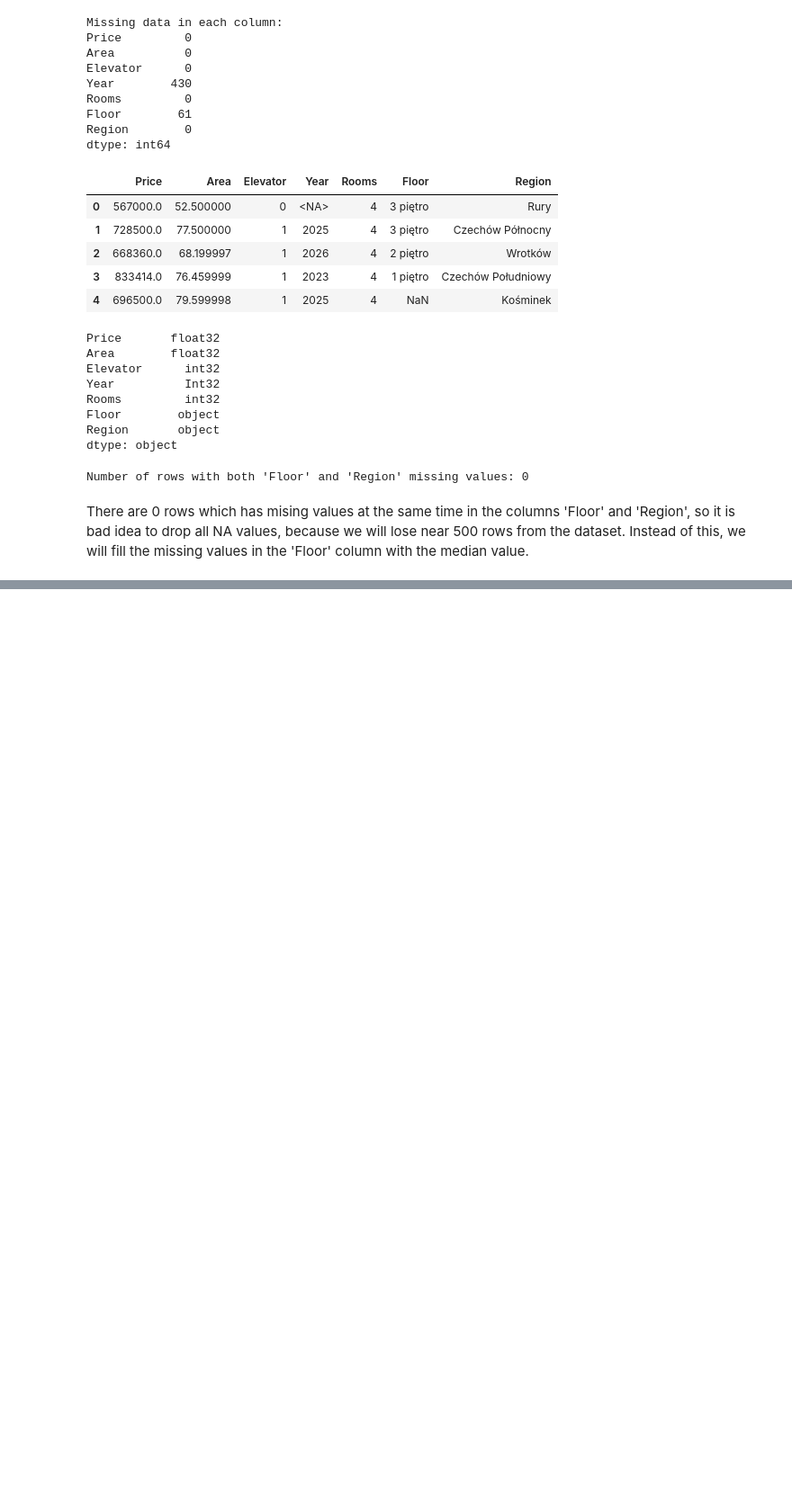
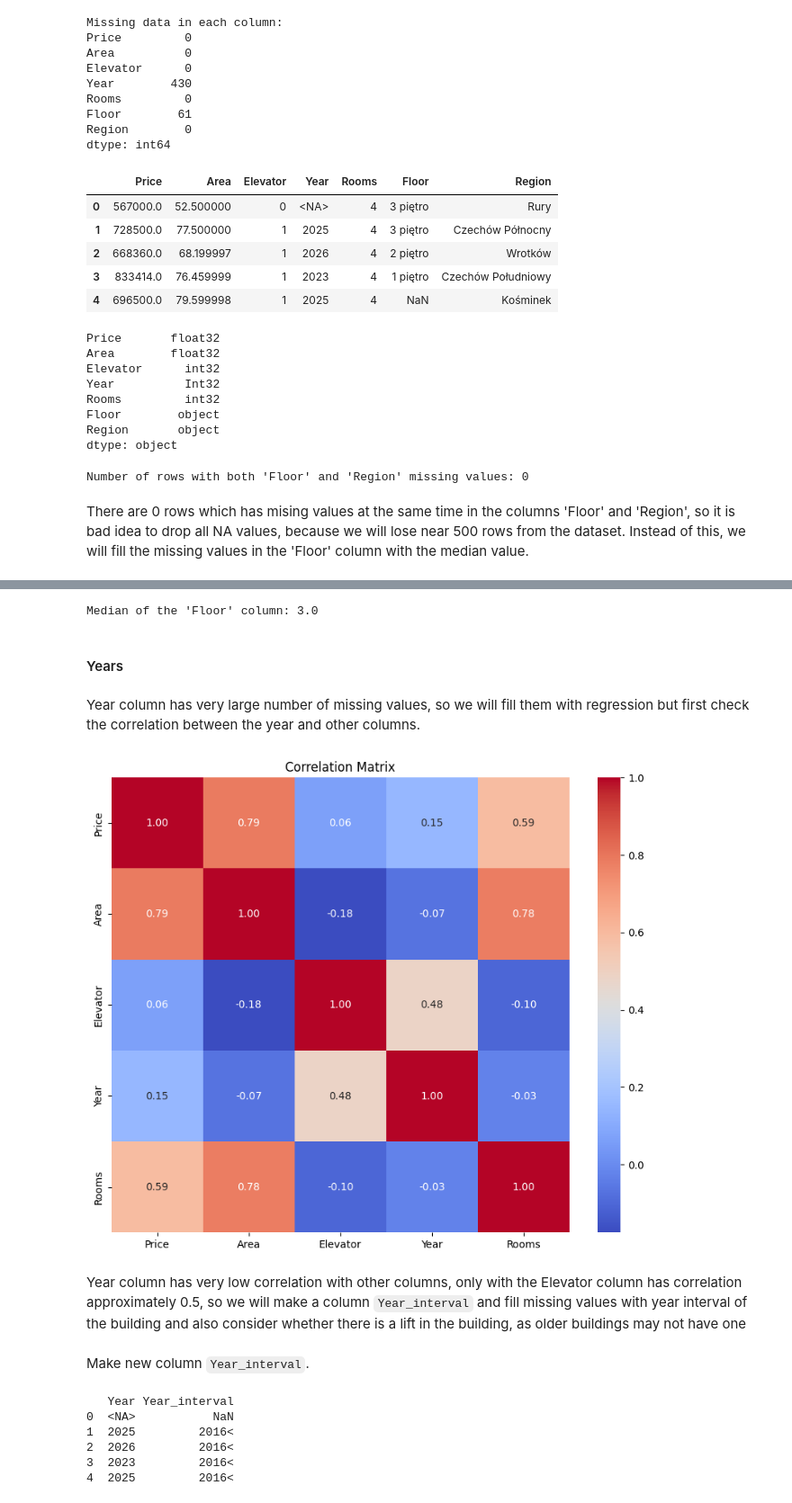
Before and after one commit to davydantoniuk/lublin-house-price-predict, a Jupyter notebook: price_prediction.ipynb, the cells around one changed output, grey strips where cells are left out. Shown: that part at 90% size. Drawn from its saved outputs; the diff is of its cells as text; code cells hidden in the pictures; blank space fills up the shorter version.

Commit message:
Feature extraction and missing values imputation

```diff
--- a/price_prediction.ipynb
+++ b/price_prediction.ipynb
@@ -144,0 +178,55 @@ There are 0 rows which has mising values at the same time in the columns 'Floor'
+# %%
+data['Floor'] = data['Floor'].replace({
+    'suterena': 'parter',
+    'poddasze': 'parter',
+    '10+ piętro': '10 piętro'
+})
+# %%
+# Extract numeric part from 'Floor' column, forcing errors to NaN
+floor_numeric = data['Floor'].str.extract(r'(\d+)').astype(float)
+# Calculate the median of the 'Floor' column, excluding NaN values
+median_floor = floor_numeric.dropna().median()[0]
+print(f"Median of the 'Floor' column: {median_floor}")
+# %% [output]
+Median of the 'Floor' column: 3.0
+# %%
+# Replace all NaN values in 'Floor' column with '3 piętro'
+data['Floor'] = data['Floor'].fillna('3 piętro')
+# %% [markdown]
+#### Years
+# %% [markdown]
+Year column has very large number of missing values, so we will fill them with regression but first check the correlation between the year and other columns.
+# %%
+data['Year'] = data['Year'].replace({87: 1987, 1: np.nan})
+# %%
+# Select only numeric columns
+numeric_data = data.select_dtypes(include=[np.number])
+corr_matrix = numeric_data.corr()
+# Plot the heatmap
+plt.figure(figsize=(10, 8))
+sns.heatmap(corr_matrix, annot=True, cmap='coolwarm', fmt='.2f')
+plt.title('Correlation Matrix')
+plt.show()
+# %% [output]
+[figure, added]
+# %% [markdown]
+Year column has very low correlation with other columns, only with the Elevator column has correlation approximately 0.5, so we will make a column `Year_interval` and fill missing values with year interval of the building and also consider whether there is a lift in the building, as older buildings may not have one
+# %% [markdown]
+Make new column `Year_interval`.
+# %%
+# Define the bins and labels for the intervals
+bins = [-np.inf, 1890, 1920, 1950, 1980, 2001, 2016, np.inf]
+labels = ['<1890', '1891-1920', '1921-1950', '1951-1980', '1981-2001', '2001-2016', '2016<']
+
+# Create the 'Year_interval' column using pd.cut()
+data['Year_interval'] = pd.cut(data['Year'], bins=bins, labels=labels, right=False)
+
+# Display the first few rows to verify the changes
+print(data[['Year', 'Year_interval']].head())
+# %% [output]
+   Year Year_interval
+0  <NA>           NaN
+1  2025         2016<
+2  2026         2016<
+3  2023         2016<
+4  2025         2016<
```
Also changed, not shown: parts of 11 cells of this notebook.
